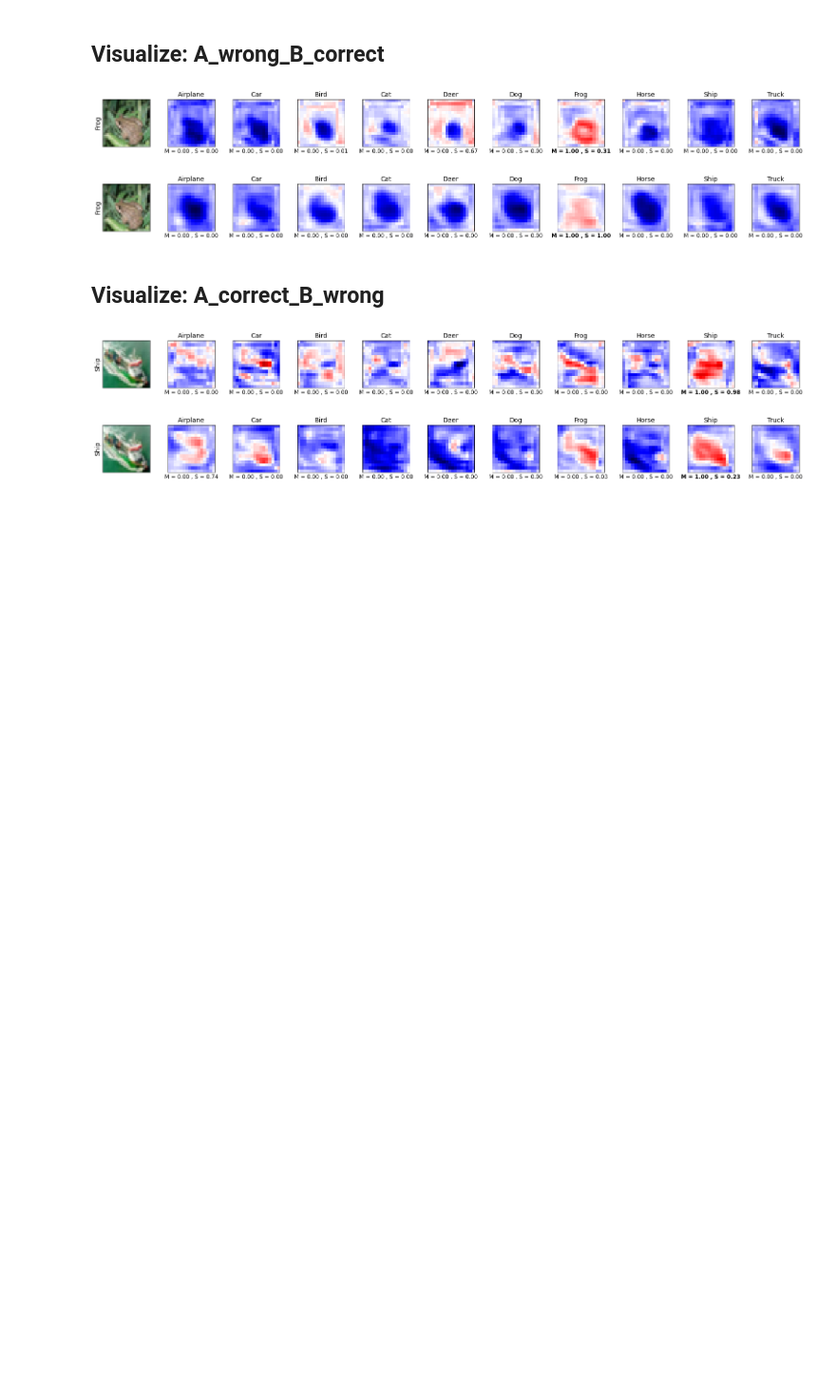
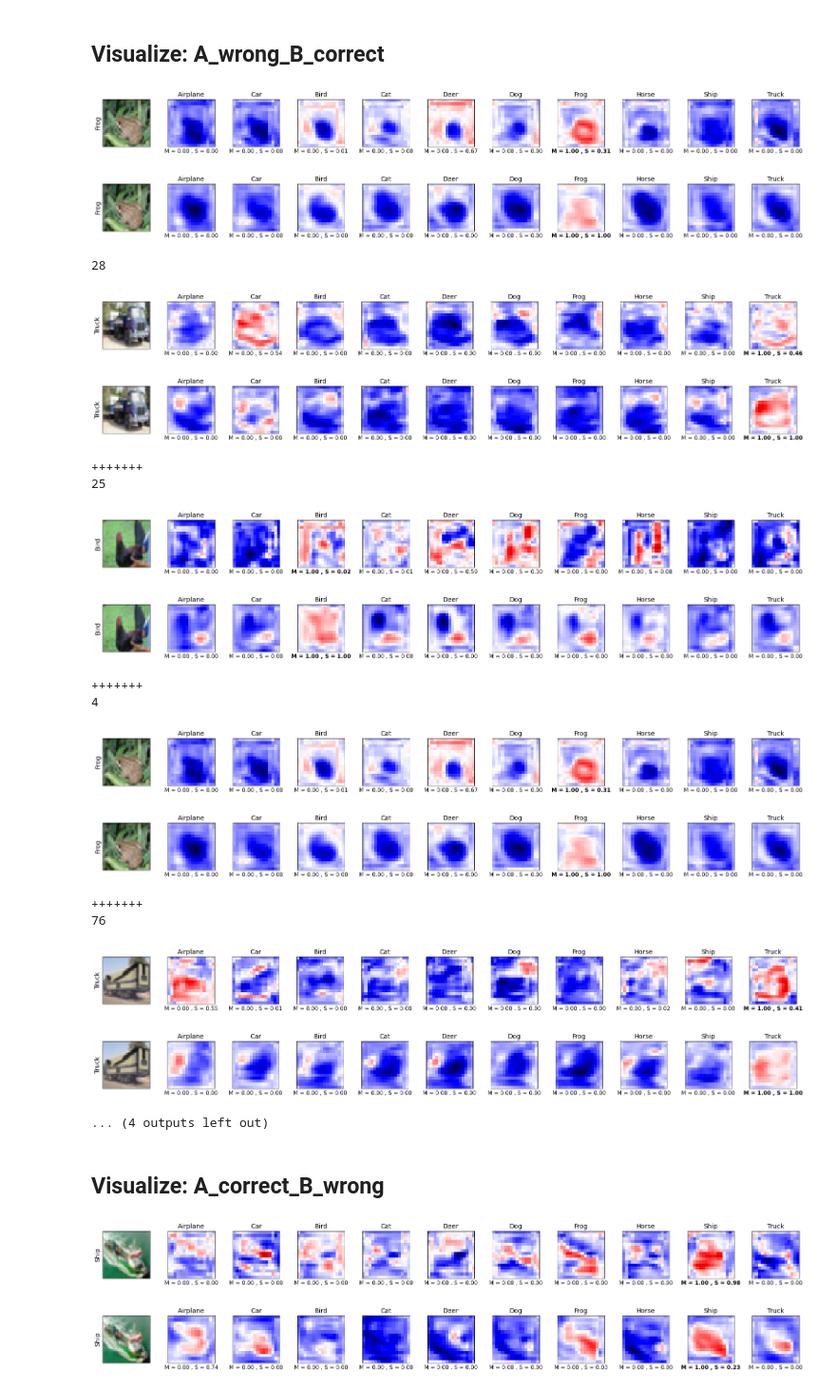
Before and after one commit to roldanjrgl/ml_project, a Jupyter notebook: notebooks/Cifar_perf_analysis_task4.ipynb, the cells around one changed output. Shown at 95% size. Drawn from its saved outputs; the diff is of its cells as text; code cells hidden in the pictures; blank space fills up the shorter version.

```diff
--- a/notebooks/Cifar_perf_analysis_task4.ipynb
+++ b/notebooks/Cifar_perf_analysis_task4.ipynb
@@ -307,6 +316,8 @@ idx_A_wrong_B_wrong = 36
 idx_A_wrong_B_correct = 4
 idx_A_correct_B_wrong = 15
 idx_A_correct_B_correct = 0
+# %%
+indices = [28, 25, 4, 76, 53]
 # %% [markdown]
 # Check explanations
 ---
@@ -444,6 +455,29 @@ visualize_one_sample(idx_A_wrong_B_correct, model_A, surrogate_A, fastshap_A)
 visualize_one_sample(idx_A_wrong_B_correct, model_B, surrogate_B, fastshap_B)
 # %% [output]
 [figure]
+# %%
+for idx in indices:
+    print(idx)
+    visualize_one_sample(idx, model_A, surrogate_A, fastshap_A)
+    visualize_one_sample(idx, model_B, surrogate_B, fastshap_B)
+    print("+++++++")
+# %% [output]
+28
+[figure, added]
+[figure, added]
++++++++
+25
+[figure, added]
+[figure, added]
++++++++
+4
+[figure, added]
+[figure, added]
++++++++
+76
+[figure, added]
+[figure, added]
+... (4 outputs left out)
 # %% [markdown]
 ## Visualize: A_correct_B_wrong
 # %%
```
Also changed, not shown: parts of 1 cell of this notebook.
